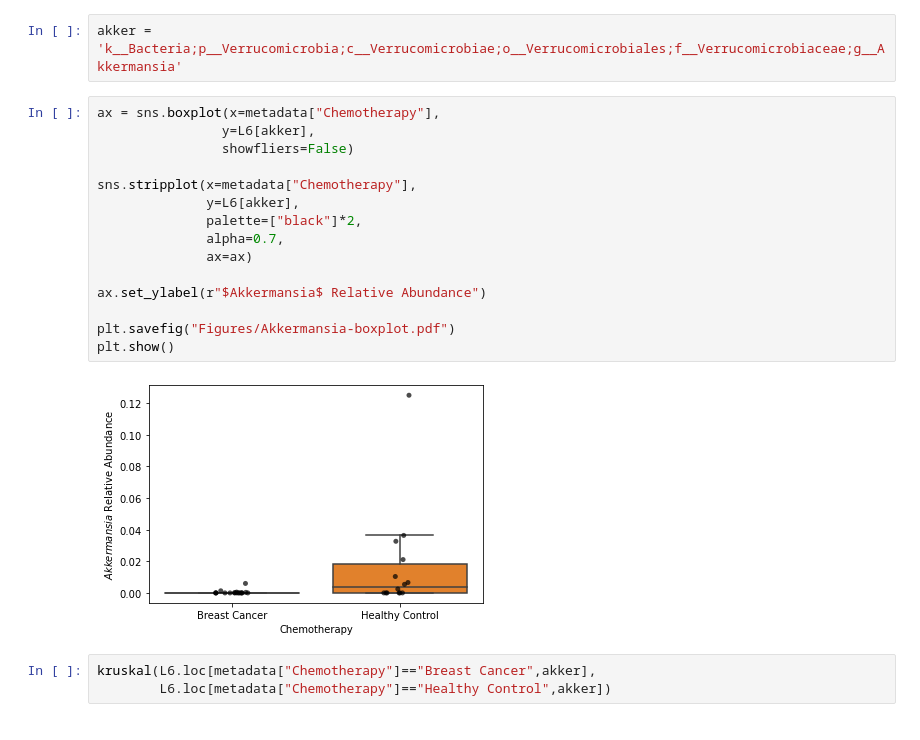
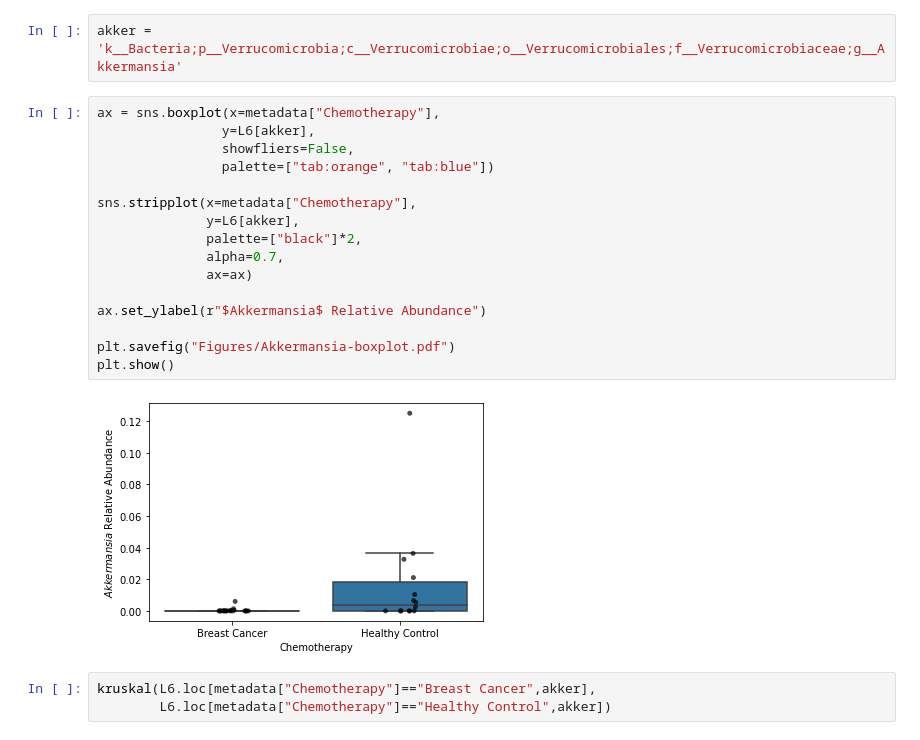
Before and after one commit to sterrettJD/Chemobrain, a Jupyter notebook: Reanalyze-after-blooms-removed.ipynb, the cells around one changed output. Cells and saved outputs as stored; diff of their text form.

Commit message:
change plot c palette

```diff
--- a/Reanalyze-after-blooms-removed.ipynb
+++ b/Reanalyze-after-blooms-removed.ipynb
@@ -559,20 +559,21 @@ akker = 'k__Bacteria;p__Verrucomicrobia;c__Verrucomicrobiae;o__Verrucomicrobiale
 # %%
 ax = sns.boxplot(x=metadata["Chemotherapy"],
                 y=L6[akker],
-                showfliers=False)
+                showfliers=False,
+                palette=["tab:orange", "tab:blue"])
 
 sns.stripplot(x=metadata["Chemotherapy"],
               y=L6[akker],
               palette=["black"]*2,
               alpha=0.7,
               ax=ax)
 
 ax.set_ylabel(r"$Akkermansia$ Relative Abundance")
 
 plt.savefig("Figures/Akkermansia-boxplot.pdf")
 plt.show()
 # %% [output]
-[figure, old version]
+[figure, new version]
 # %%
 kruskal(L6.loc[metadata["Chemotherapy"]=="Breast Cancer",akker],
         L6.loc[metadata["Chemotherapy"]=="Healthy Control",akker])
```
